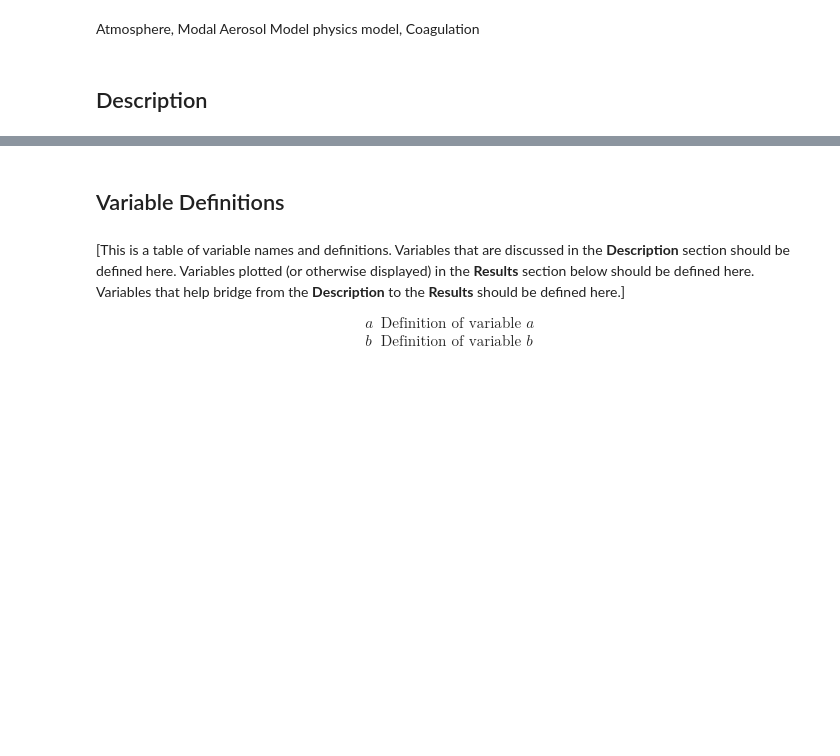
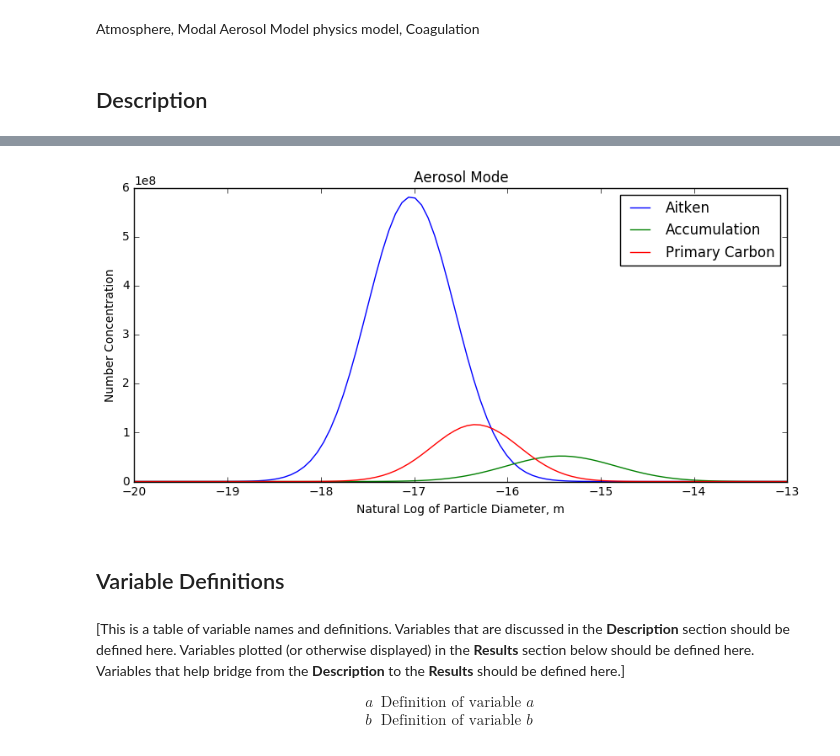
Before and after one commit to E3SM-Project/CMDV-testing, a Jupyter notebook: MAM_box_model/src/Coagulation.ipynb, the cells around one changed output, grey strips where cells are left out. Saved outputs shown, nothing was run; the diff lists cells and outputs as text; code cells hidden in the pictures; blank space fills up the shorter version.

```diff
--- a/MAM_box_model/src/Coagulation.ipynb
+++ b/MAM_box_model/src/Coagulation.ipynb
@@ -11,3 +17,10 @@ This should be a description of the verification test, *not* the test code. If t
+# %%
+aitken = (1e9, 0.04e-6, 1.6, "Aitken")
+accum  = (1e8, 0.20e-6, 1.8, "Accumulation")
+pca    = (2e8, 0.08e-6, 1.6, "Primary Carbon")
+mam_util.plot_three_modes(aitken, accum, pca)
+# %% [output]
+[figure, added]
 # %% [markdown]
 ## Variable Definitions
 # %% [markdown]
```
Also changed, not shown: parts of 4 cells of this notebook, 2 other files.
